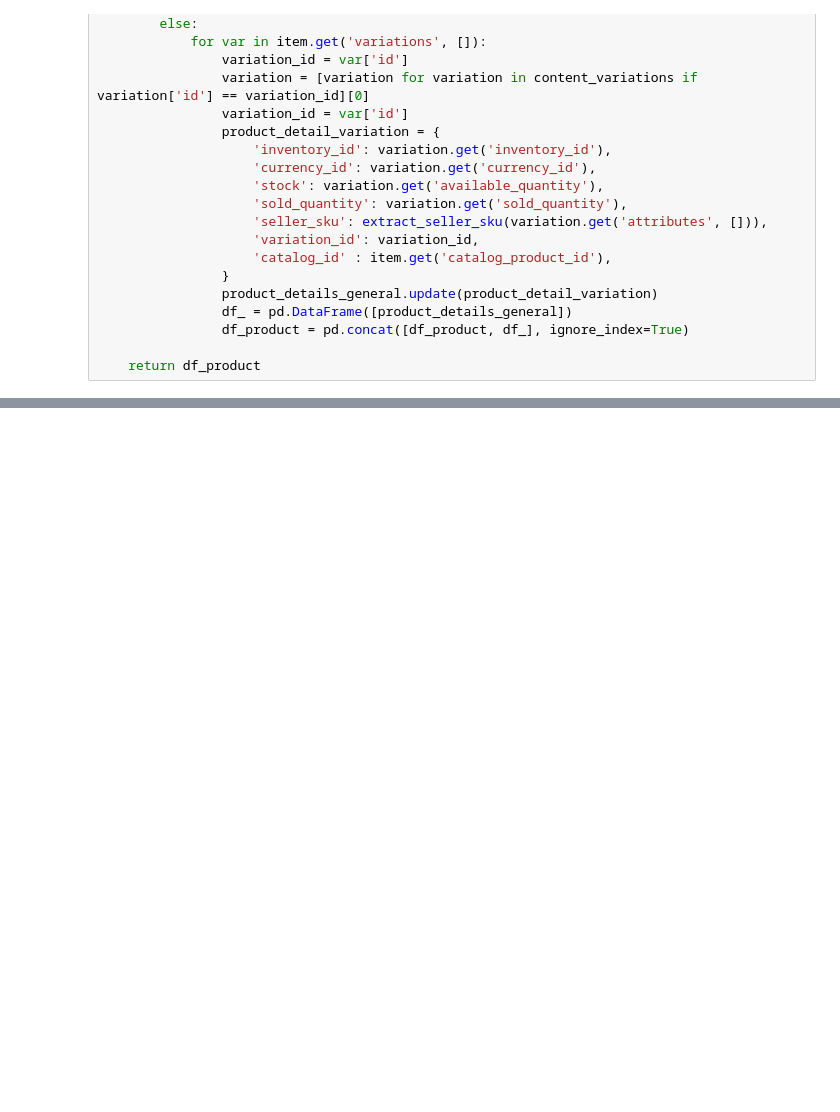
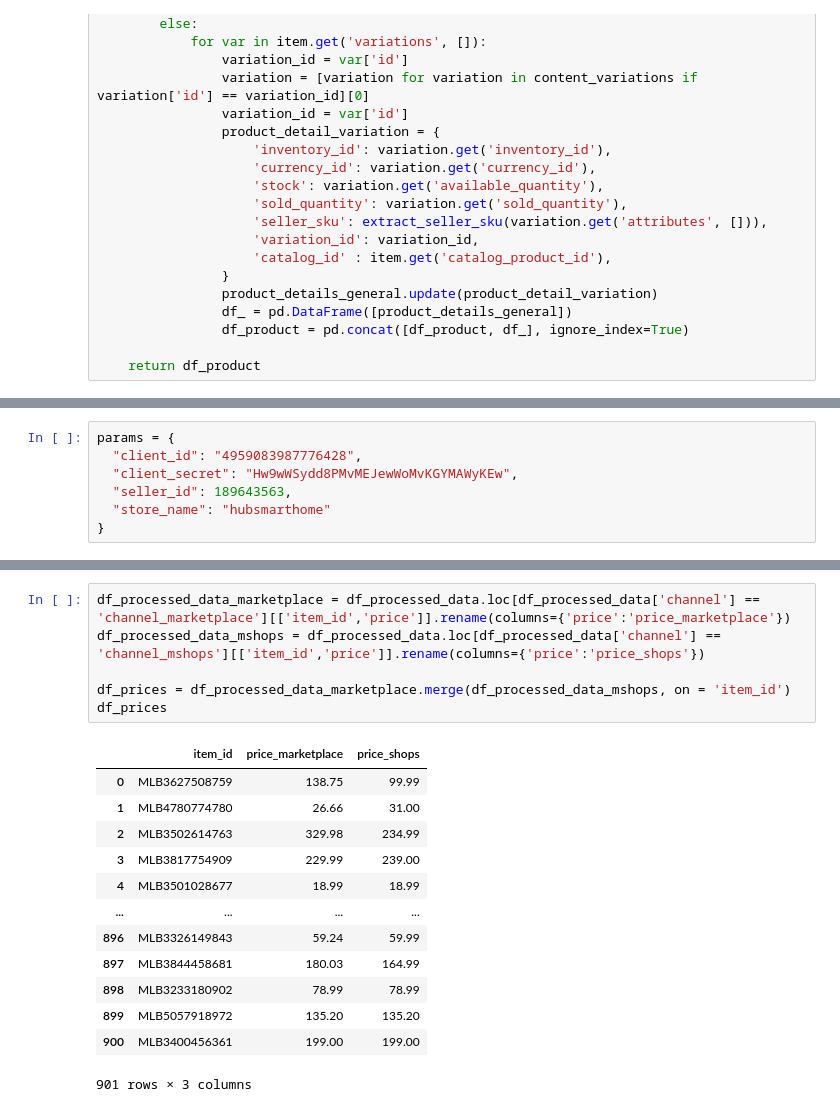
Before and after one commit to GLM-Inteligencia/pipeline_datalake, a Jupyter notebook: tests__.ipynb, the cells around one changed output, grey strips where cells are left out. Drawn from its saved outputs; the diff is of its cells as text; blank space fills up the shorter version.

```diff
--- a/tests__.ipynb
+++ b/tests__.ipynb
@@ -945,0 +1203,7 @@ def process_details(content_details, content_variations):
+# %%
+params = {
+  "client_id": "4959083987776428",
+  "client_secret": "Hw9wWSydd8PMvMEJewWoMvKGYMAWyKEw",
+  "seller_id": 189643563,
+  "store_name": "hubsmarthome"
+}
@@ -945,0 +1391,20 @@ def process_details(content_details, content_variations):
+# %%
+df_processed_data_marketplace = df_processed_data.loc[df_processed_data['channel'] == 'channel_marketplace'][['item_id','price']].rename(columns={'price':'price_marketplace'})
+df_processed_data_mshops = df_processed_data.loc[df_processed_data['channel'] == 'channel_mshops'][['item_id','price']].rename(columns={'price':'price_shops'})
+
+df_prices = df_processed_data_marketplace.merge(df_processed_data_mshops, on = 'item_id')
+df_prices
+# %% [output]
+|  | item_id | price_marketplace | price_shops |
+| 0 | MLB3627508759 | 138.75 | 99.99 |
+| 1 | MLB4780774780 | 26.66 | 31.00 |
+| 2 | MLB3502614763 | 329.98 | 234.99 |
+| 3 | MLB3817754909 | 229.99 | 239.00 |
+| 4 | MLB3501028677 | 18.99 | 18.99 |
+| ... | ... | ... | ... |
+| 896 | MLB3326149843 | 59.24 | 59.99 |
+| 897 | MLB3844458681 | 180.03 | 164.99 |
+| 898 | MLB3233180902 | 78.99 | 78.99 |
+| 899 | MLB5057918972 | 135.20 | 135.20 |
+| 900 | MLB3400456361 | 199.00 | 199.00 |
+901 rows × 3 columns
```
Also changed, not shown: parts of 31 cells of this notebook, 6 other files.
